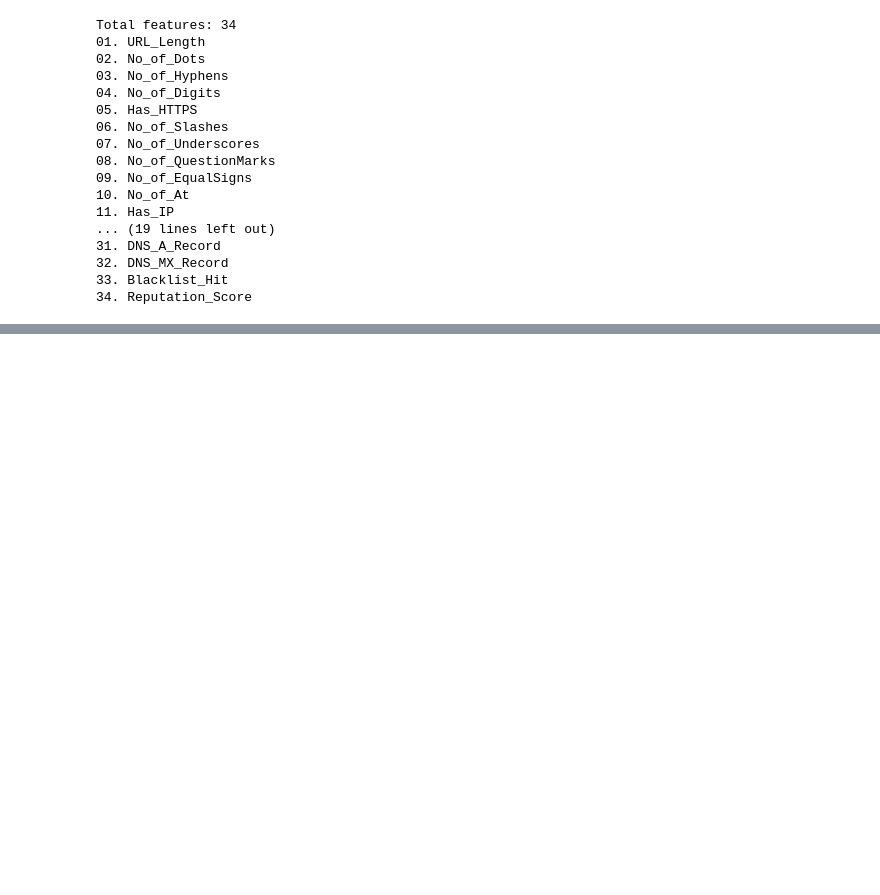
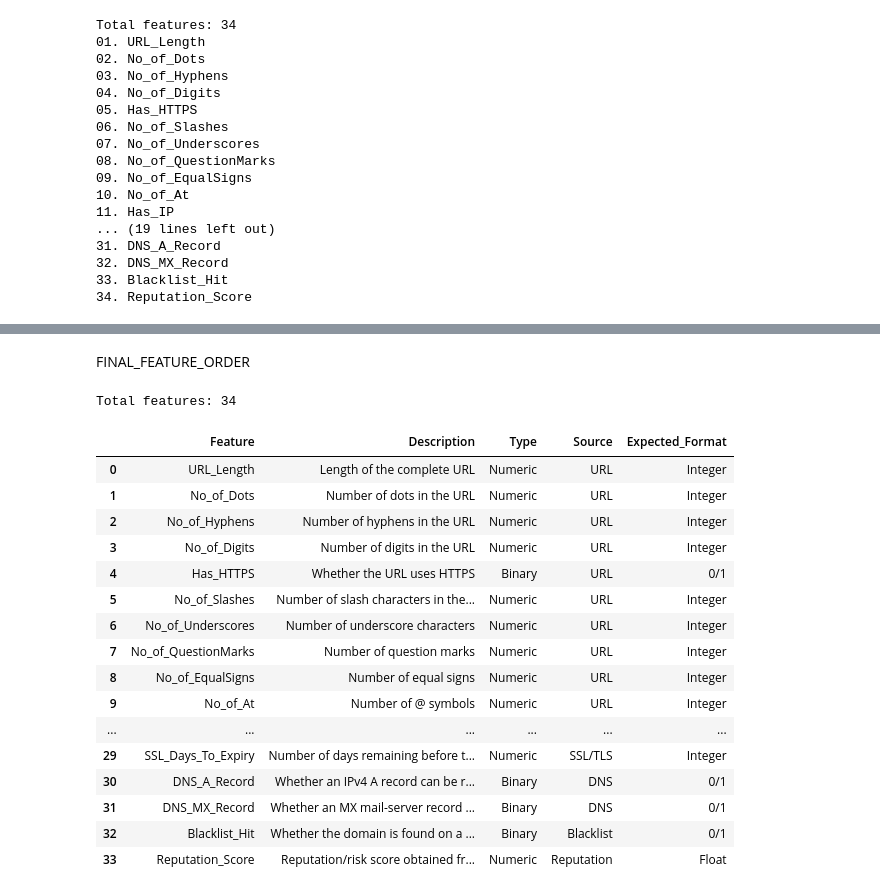
Before and after one commit to SAYAMOHAN/PhishGuardXAI, a Jupyter notebook: notebooks/Preprocessed_phishing_site_urls.ipynb, the cells around one changed output, grey strips where cells are left out. Saved outputs shown, nothing was run; the diff lists cells and outputs as text; code cells hidden in the pictures; blank space fills up the shorter version.

```diff
--- a/notebooks/Preprocessed_phishing_site_urls.ipynb
+++ b/notebooks/Preprocessed_phishing_site_urls.ipynb
@@ -2267 +2285,79 @@ Label
 Name: count, dtype: int64
+# %% [markdown]
+FINAL_FEATURE_ORDER
+# %%
+# Final common feature definition for the phishing detection system
+
+feature_definitions = [
+    # URL-based features
+    ["URL_Length", "Length of the complete URL", "Numeric", "URL", "Integer"],
+    ["No_of_Dots", "Number of dots in the URL", "Numeric", "URL", "Integer"],
+    ["No_of_Hyphens", "Number of hyphens in the URL", "Numeric", "URL", "Integer"],
+    ["No_of_Digits", "Number of digits in the URL", "Numeric", "URL", "Integer"],
+    ["Has_HTTPS", "Whether the URL uses HTTPS", "Binary", "URL", "0/1"],
+    ["No_of_Slashes", "Number of slash characters in the URL", "Numeric", "URL", "Integer"],
+    ["No_of_Underscores", "Number of underscore characters", "Numeric", "URL", "Integer"],
+    ["No_of_QuestionMarks", "Number of question marks", "Numeric", "URL", "Integer"],
+    ["No_of_EqualSigns", "Number of equal signs", "Numeric", "URL", "Integer"],
+    ["No_of_At", "Number of @ symbols", "Numeric", "URL", "Integer"],
+    ["Has_IP", "Whether the URL contains an IP address instead of a normal domain", "Binary", "URL", "0/1"],
+
+    ["Domain_Length", "Length of the domain name", "Numeric", "URL", "Integer"],
+    ["Subdomain_Count", "Number of subdomains", "Numeric", "URL", "Integer"],
+    ["Path_Length", "Length of the URL path", "Numeric", "URL", "Integer"],
+    ["Query_Length", "Length of the query string", "Numeric", "URL", "Integer"],
+    ["Fragment_Length", "Length of the URL fragment", "Numeric", "URL", "Integer"],
+    ["Path_Depth", "Number of directory levels in the URL path", "Numeric", "URL", "Integer"],
+    ["Digit_Ratio", "Ratio of digits to total URL characters", "Numeric", "URL", "Float"],
+    ["Special_Character_Count", "Number of special characters in the URL", "Numeric", "URL", "Integer"],
+    ["Suspicious_Keyword_Count", "Number of suspicious/phishing-related keywords", "Numeric", "URL", "Integer"],
+    ["Shortening_Service", "Whether a known URL-shortening service is detected", "Binary", "URL", "0/1"],
+    ["Punycode_Indicator", "Whether the domain contains punycode", "Binary", "URL", "0/1"],
+    ["Port_Presence", "Whether a non-standard port is specified", "Binary", "URL", "0/1"],
+    ["Double_Slash_Redirect", "Whether a suspicious double-slash pattern occurs", "Binary", "URL", "0/1"],
+    ["WWW_Indicator", "Whether www is present in the hostname", "Binary", "URL", "0/1"],
+    ["URL_Entropy", "Character entropy of the URL", "Numeric", "URL", "Float"],
+
+    # Threat-intelligence features
+    ["Domain_Age_Days", "Age of the domain in days based on registration information", "Numeric", "WHOIS", "Integer"],
+    ["WHOIS_Available", "Whether WHOIS information could be retrieved", "Binary", "WHOIS", "0/1"],
+    ["SSL_Valid", "Whether the SSL/TLS certificate is currently valid", "Binary", "SSL/TLS", "0/1"],
+    ["SSL_Days_To_Expiry", "Number of days remaining before the SSL/TLS certificate expires", "Numeric", "SSL/TLS", "Integer"],
+    ["DNS_A_Record", "Whether an IPv4 A record can be resolved", "Binary", "DNS", "0/1"],
+    ["DNS_MX_Record", "Whether an MX mail-server record can be resolved", "Binary", "DNS", "0/1"],
+    ["Blacklist_Hit", "Whether the domain is found on a configured blacklist", "Binary", "Blacklist", "0/1"],
+    ["Reputation_Score", "Reputation/risk score obtained from a configured threat-intelligence source", "Numeric", "Reputation", "Float"],
+]
+
+FEATURE_DEFINITION = pd.DataFrame(
+    feature_definitions,
+    columns=[
+        "Feature",
+        "Description",
+        "Type",
+        "Source",
+        "Expected_Format"
+    ]
+)
+
+print("Total features:", len(FEATURE_DEFINITION))
+display(FEATURE_DEFINITION)
+# %% [output]
+Total features: 34
+|  | Feature | Description | Type | Source | Expected_Format |
+| 0 | URL_Length | Length of the complete URL | Numeric | URL | Integer |
+| 1 | No_of_Dots | Number of dots in the URL | Numeric | URL | Integer |
+| 2 | No_of_Hyphens | Number of hyphens in the URL | Numeric | URL | Integer |
+| 3 | No_of_Digits | Number of digits in the URL | Numeric | URL | Integer |
+| 4 | Has_HTTPS | Whether the URL uses HTTPS | Binary | URL | 0/1 |
+| 5 | No_of_Slashes | Number of slash characters in the... | Numeric | URL | Integer |
+| 6 | No_of_Underscores | Number of underscore characters | Numeric | URL | Integer |
+| 7 | No_of_QuestionMarks | Number of question marks | Numeric | URL | Integer |
+| 8 | No_of_EqualSigns | Number of equal signs | Numeric | URL | Integer |
+| 9 | No_of_At | Number of @ symbols | Numeric | URL | Integer |
+| ... | ... | ... | ... | ... | ... |
+| 29 | SSL_Days_To_Expiry | Number of days remaining before t... | Numeric | SSL/TLS | Integer |
+| 30 | DNS_A_Record | Whether an IPv4 A record can be r... | Binary | DNS | 0/1 |
+| 31 | DNS_MX_Record | Whether an MX mail-server record ... | Binary | DNS | 0/1 |
+| 32 | Blacklist_Hit | Whether the domain is found on a ... | Binary | Blacklist | 0/1 |
+| 33 | Reputation_Score | Reputation/risk score obtained fr... | Numeric | Reputation | Float |
```
Also changed, not shown: parts of 62 cells of this notebook.
